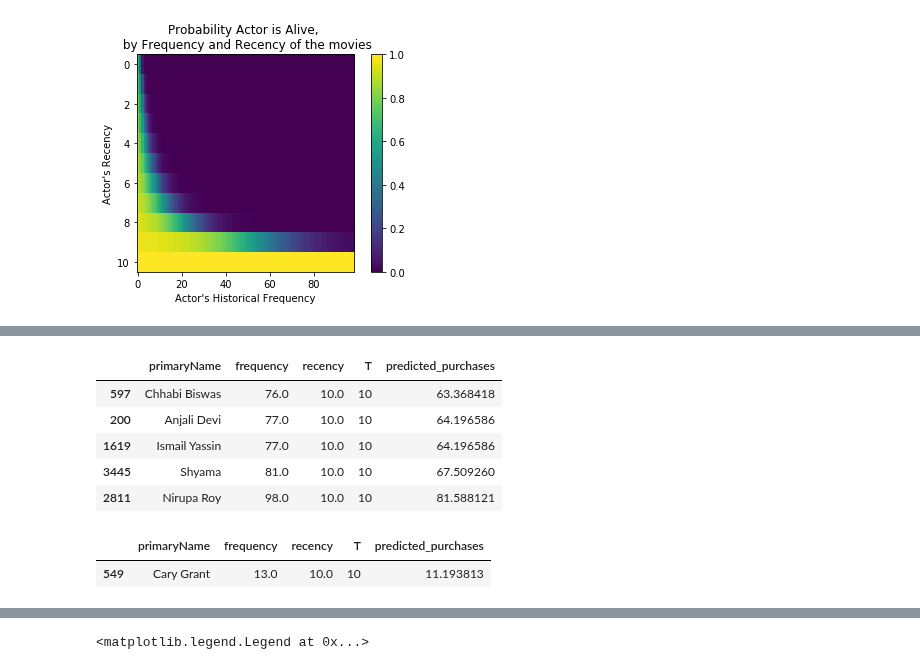
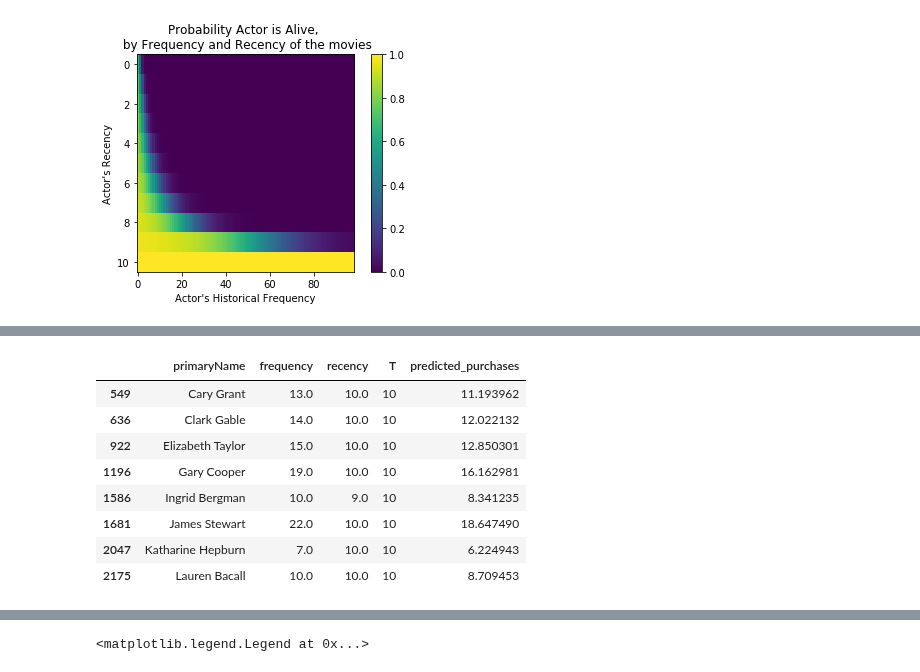
Before and after one commit to MaximeKan/Statistical-Modeling, a Jupyter notebook: Actors_movie_counts.ipynb, the cells around one changed output, grey strips where cells are left out. Saved outputs shown, nothing was run; the diff lists cells and outputs as text; code cells hidden in the pictures.

```diff
--- a/Actors_movie_counts.ipynb
+++ b/Actors_movie_counts.ipynb
@@ -596,17 +601,15 @@ plot_frequency_recency_matrix(pnbd)
 # %%
 t_future = 10
 movie_counts_reshape['predicted_purchases'] = pnbd.conditional_expected_number_of_purchases_up_to_time(t_future, movie_counts_reshape['frequency'], movie_counts_reshape['recency'], movie_counts_reshape['T'])
-movie_counts_reshape.sort_values(by='predicted_purchases').tail(5)
+
+movie_counts_reshape[movie_counts_reshape.primaryName.isin(actors)]
 # %% [output]
 |  | primaryName | frequency | recency | T | predicted_purchases |
-| 597 | Chhabi Biswas | 76.0 | 10.0 | 10 | 63.368418 |
-| 200 | Anjali Devi | 77.0 | 10.0 | 10 | 64.196586 |
-| 1619 | Ismail Yassin | 77.0 | 10.0 | 10 | 64.196586 |
-| 3445 | Shyama | 81.0 | 10.0 | 10 | 67.509260 |
-| 2811 | Nirupa Roy | 98.0 | 10.0 | 10 | 81.588121 |
+| 549 | Cary Grant | 13.0 | 10.0 | 10 | 11.193962 |
+| 636 | Clark Gable | 14.0 | 10.0 | 10 | 12.022132 |
+| 922 | Elizabeth Taylor | 15.0 | 10.0 | 10 | 12.850301 |
+| 1196 | Gary Cooper | 19.0 | 10.0 | 10 | 16.162981 |
+| 1586 | Ingrid Bergman | 10.0 | 9.0 | 10 | 8.341235 |
+| 1681 | James Stewart | 22.0 | 10.0 | 10 | 18.647490 |
+| 2047 | Katharine Hepburn | 7.0 | 10.0 | 10 | 6.224943 |
+| 2175 | Lauren Bacall | 10.0 | 10.0 | 10 | 8.709453 |
-# %%
-individual = movie_counts_reshape[movie_counts_reshape.primaryName == "Cary Grant"]
-individual
-# %% [output]
-|  | primaryName | frequency | recency | T | predicted_purchases |
-| 549 | Cary Grant | 13.0 | 10.0 | 10 | 11.193813 |
```
Also changed, not shown: parts of 21 cells of this notebook.
